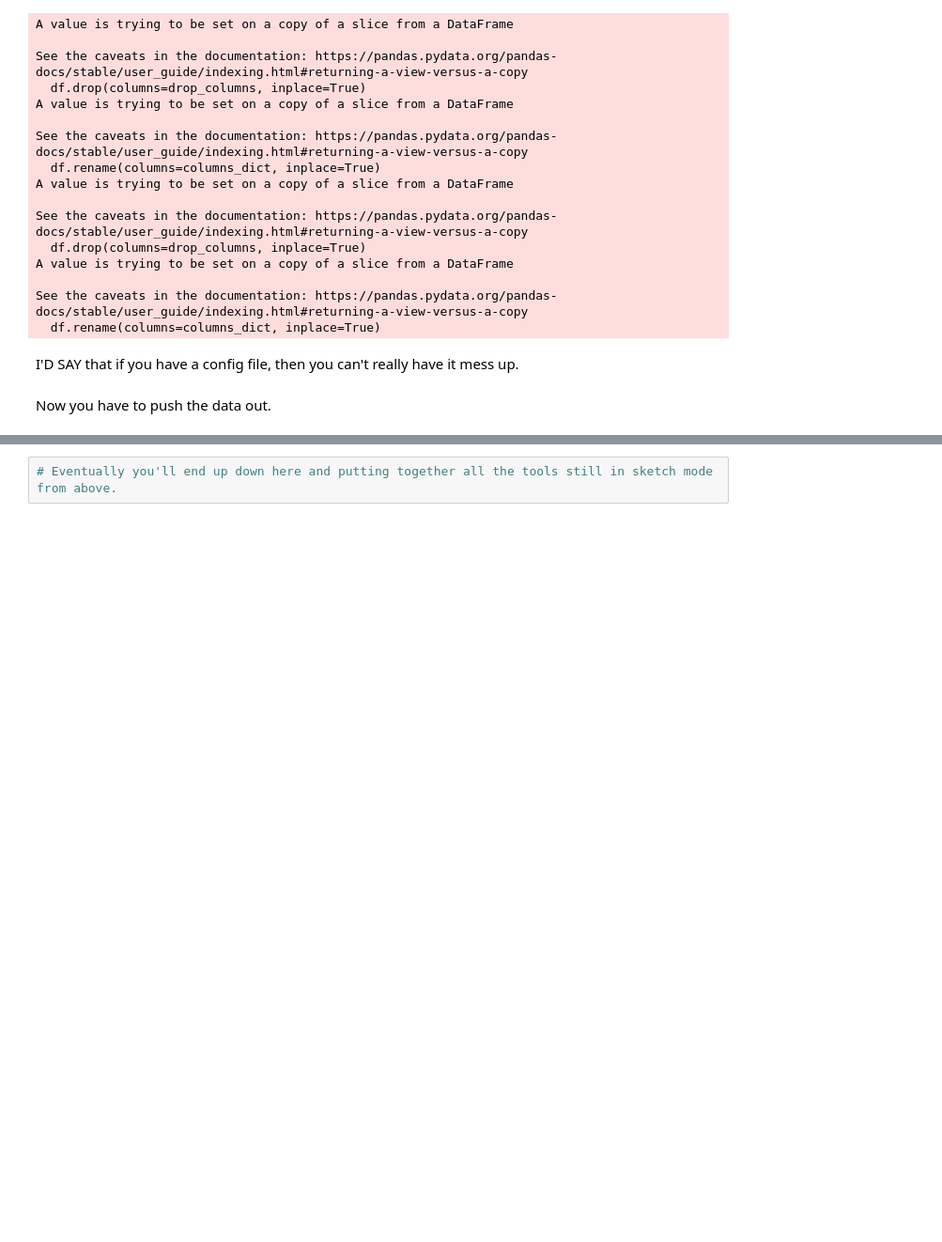
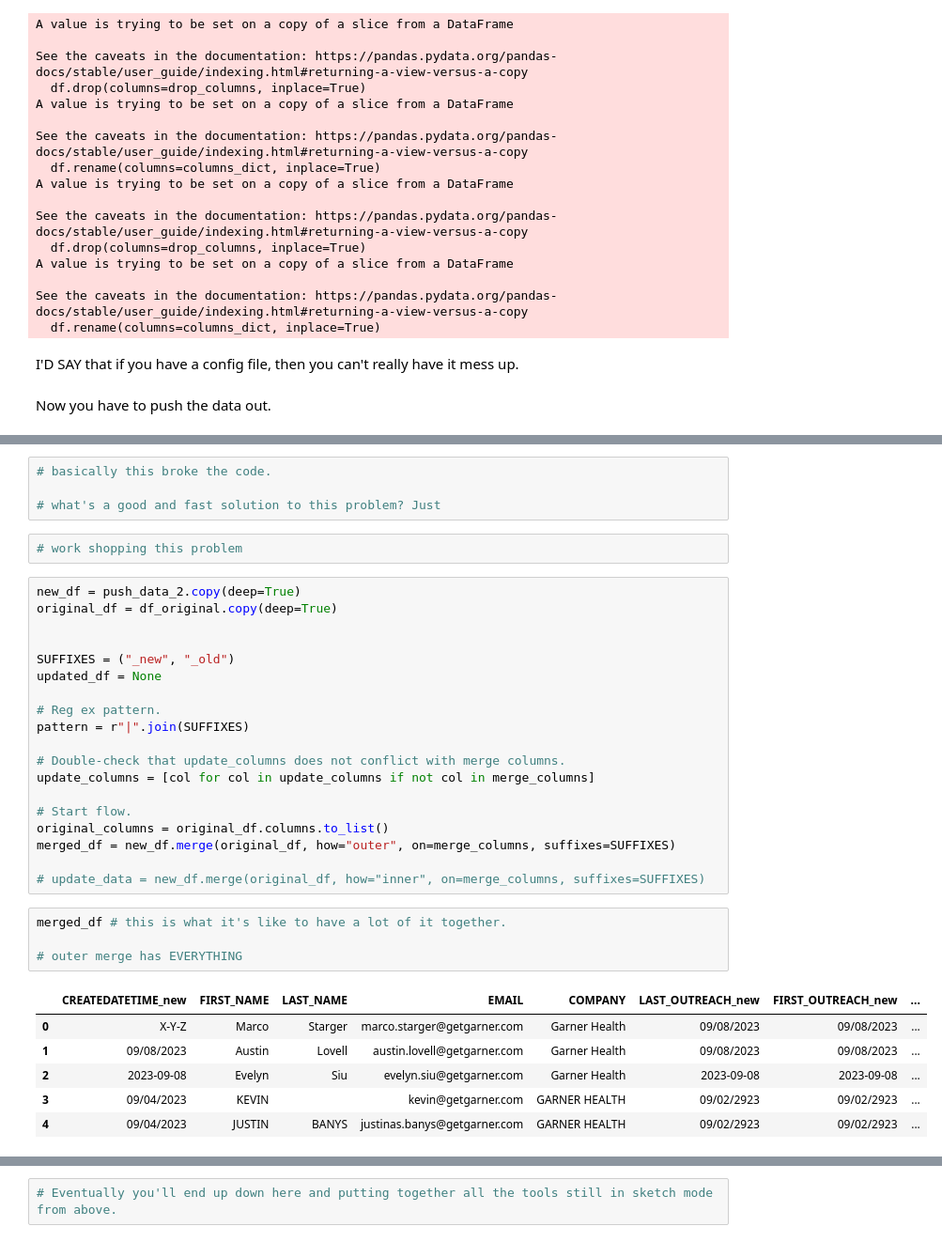
Before and after one commit to jlopez8/Jmail, a Jupyter notebook: jmailer/dev_nb.ipynb, the cells around one changed output, grey strips where cells are left out. Shown at 94% size. Drawn from its saved outputs; the diff is of its cells as text; blank space fills up the shorter version.

Commit message:
just updated / fixed problems with the update mechanism

```diff
--- a/jmailer/dev_nb.ipynb
+++ b/jmailer/dev_nb.ipynb
@@ -408,0 +593,36 @@ NameError: name 'logger' is not defined
+# %%
+# basically this broke the code.
+
+# what's a good and fast solution to this problem? Just
+# %%
+# work shopping this problem
+# %%
+new_df = push_data_2.copy(deep=True)
+original_df = df_original.copy(deep=True)
+
+
+SUFFIXES = ("_new", "_old")
+updated_df = None
+
+# Reg ex pattern.
+pattern = r"|".join(SUFFIXES)
+
+# Double-check that update_columns does not conflict with merge columns.
+update_columns = [col for col in update_columns if not col in merge_columns]
+
+# Start flow.
+original_columns = original_df.columns.to_list()
+merged_df = new_df.merge(original_df, how="outer", on=merge_columns, suffixes=SUFFIXES)
+
+# update_data = new_df.merge(original_df, how="inner", on=merge_columns, suffixes=SUFFIXES)
+# %%
+merged_df # this is what it's like to have a lot of it together.
+
+# outer merge has EVERYTHING
+# %% [output]
+|  | CREATEDATETIME_new | FIRST_NAME | LAST_NAME | EMAIL | COMPANY | LAST_OUTREACH_new | FIRST_OUTREACH_new | ... |
+| 0 | X-Y-Z | Marco | Starger | marco.starger@getgarner.com | Garner Health | 09/08/2023 | 09/08/2023 | ... |
+| 1 | 09/08/2023 | Austin | Lovell | austin.lovell@getgarner.com | Garner Health | 09/08/2023 | 09/08/2023 | ... |
+| 2 | 2023-09-08 | Evelyn | Siu | evelyn.siu@getgarner.com | Garner Health | 2023-09-08 | 2023-09-08 | ... |
+| 3 | 09/04/2023 | KEVIN |  | kevin@getgarner.com | GARNER HEALTH | 09/02/2923 | 09/02/2923 | ... |
+| 4 | 09/04/2023 | JUSTIN | BANYS | justinas.banys@getgarner.com | GARNER HEALTH | 09/02/2923 | 09/02/2923 | ... |
```
Also changed, not shown: parts of 22 cells of this notebook.
